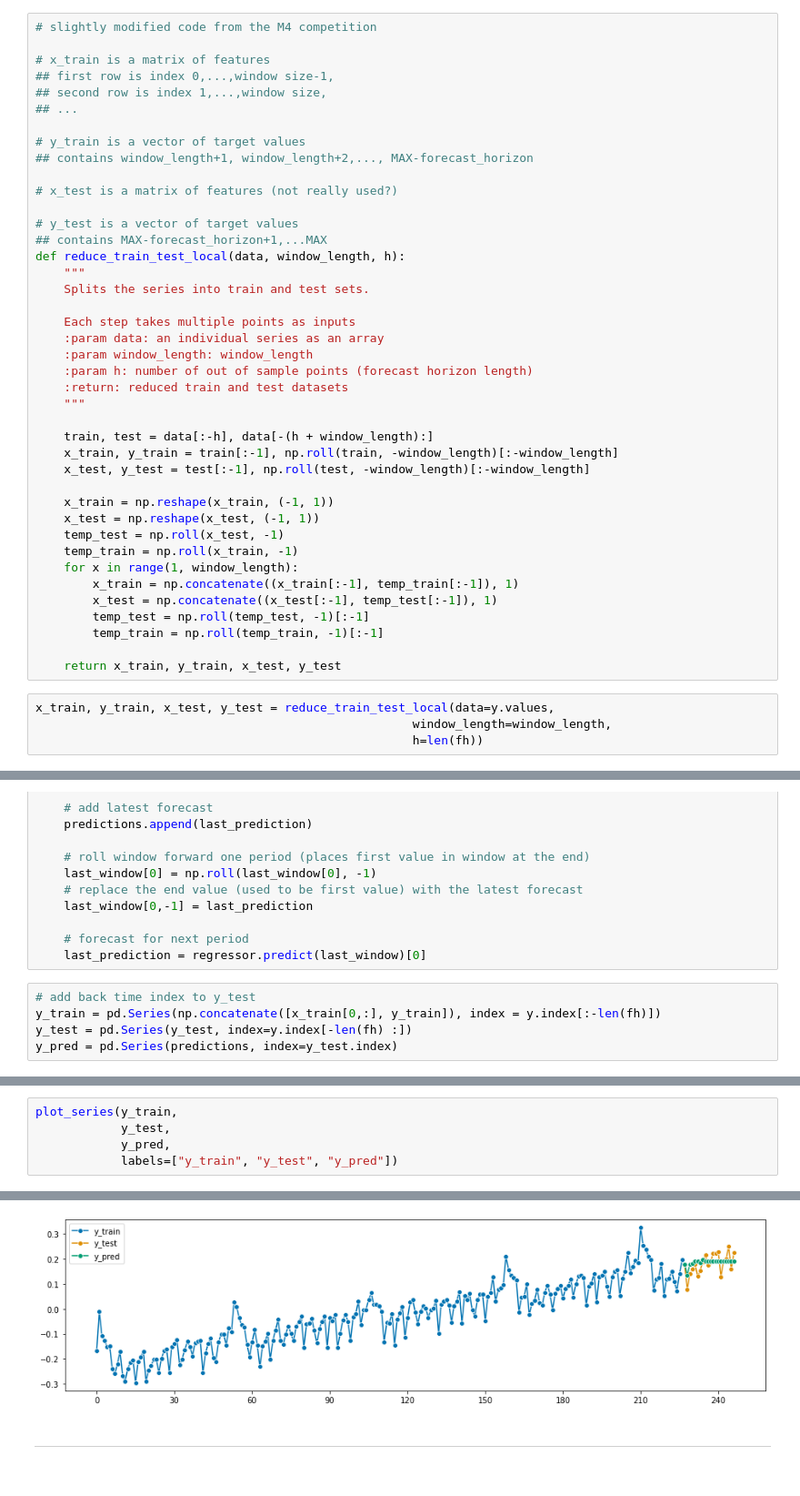
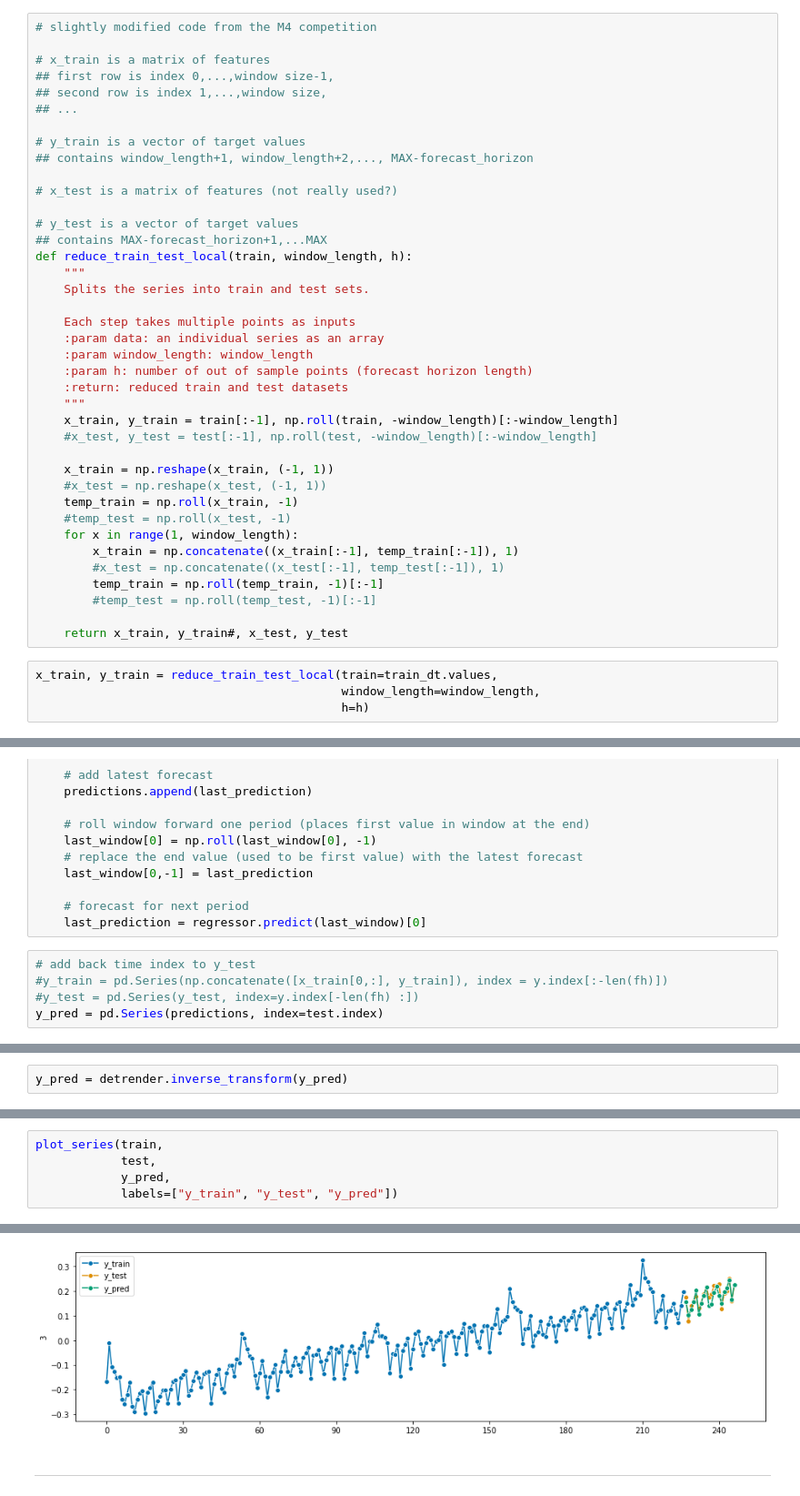
Before and after one commit to cdbale/Privacy-and-Forecasting-Empirical, a Jupyter notebook: Code/Exploratory/Forecasting Models/Global LGBM.ipynb, the cells around one changed output, grey strips where cells are left out. Shown at 91% size. Drawn from its saved outputs; the diff is of its cells as text.

```diff
--- a/Code/Exploratory/Forecasting Models/Global LGBM.ipynb
+++ b/Code/Exploratory/Forecasting Models/Global LGBM.ipynb
@@ -78,7 +93,7 @@ window_length = 10
 
 # y_test is a vector of target values
 ## contains MAX-forecast_horizon+1,...MAX
-def reduce_train_test_local(data, window_length, h):
+def reduce_train_test_local(train, window_length, h):
     """
     Splits the series into train and test sets.
 
@@ -88,26 +103,24 @@ def reduce_train_test_local(data, window_length, h):
     :param h: number of out of sample points (forecast horizon length)
     :return: reduced train and test datasets
     """
-
-    train, test = data[:-h], data[-(h + window_length):]
     x_train, y_train = train[:-1], np.roll(train, -window_length)[:-window_length]
-    x_test, y_test = test[:-1], np.roll(test, -window_length)[:-window_length]
+    #x_test, y_test = test[:-1], np.roll(test, -window_length)[:-window_length]
 
     x_train = np.reshape(x_train, (-1, 1))
-    x_test = np.reshape(x_test, (-1, 1))
-    temp_test = np.roll(x_test, -1)
+    #x_test = np.reshape(x_test, (-1, 1))
     temp_train = np.roll(x_train, -1)
+    #temp_test = np.roll(x_test, -1)
     for x in range(1, window_length):
         x_train = np.concatenate((x_train[:-1], temp_train[:-1]), 1)
-        x_test = np.concatenate((x_test[:-1], temp_test[:-1]), 1)
-        temp_test = np.roll(temp_test, -1)[:-1]
+        #x_test = np.concatenate((x_test[:-1], temp_test[:-1]), 1)
         temp_train = np.roll(temp_train, -1)[:-1]
+        #temp_test = np.roll(temp_test, -1)[:-1]
 
-    return x_train, y_train, x_test, y_test
+    return x_train, y_train#, x_test, y_test
 # %%
-x_train, y_train, x_test, y_test = reduce_train_test_local(data=y.values,
-                                                     window_length=window_length,
-                                                     h=len(fh))
+x_train, y_train = reduce_train_test_local(train=train_dt.values,
+                                           window_length=window_length,
+                                           h=h)
 # %%
 regressor.fit(x_train, y_train)
 # %% [output]
@@ -145,6 +158,6 @@ for i in range(len(fh)):
     last_prediction = regressor.predict(last_window)[0]
 # %%
 # add back time index to y_test
-y_train = pd.Series(np.concatenate([x_train[0,:], y_train]), index = y.index[:-len(fh)])
-y_test = pd.Series(y_test, index=y.index[-len(fh) :])
-y_pred = pd.Series(predictions, index=y_test.index)
+#y_train = pd.Series(np.concatenate([x_train[0,:], y_train]), index = y.index[:-len(fh)])
+#y_test = pd.Series(y_test, index=y.index[-len(fh) :])
+y_pred = pd.Series(predictions, index=test.index)
@@ -157 +170,3 @@ y_pred = pd.Series(predictions, index=y_test.index)
+# %%
+y_pred = detrender.inverse_transform(y_pred)
 # %%
@@ -165,6 +180,6 @@ mean_squared_error(y_pred, y_test, square_root=True)
 # %%
-plot_series(y_train,
-            y_test,
+plot_series(train,
+            test,
             y_pred,
             labels=["y_train", "y_test", "y_pred"])
 # %% [output]
@@ -172,4 +187,4 @@ plot_series(y_train,
-[figure, old version]
+[figure, new version]
 # %% [markdown]
 ***
 # %% [markdown]
```
Also changed, not shown: parts of 38 cells of this notebook, 9 other files.
